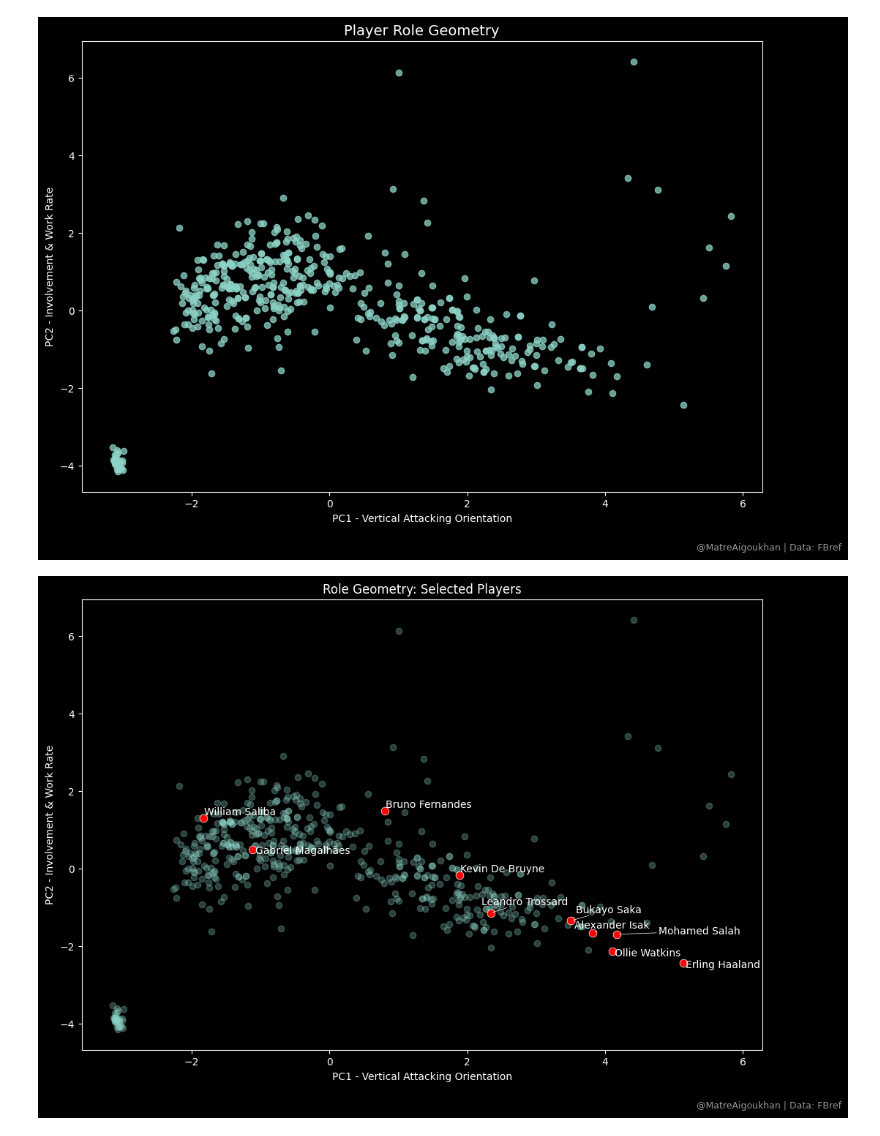
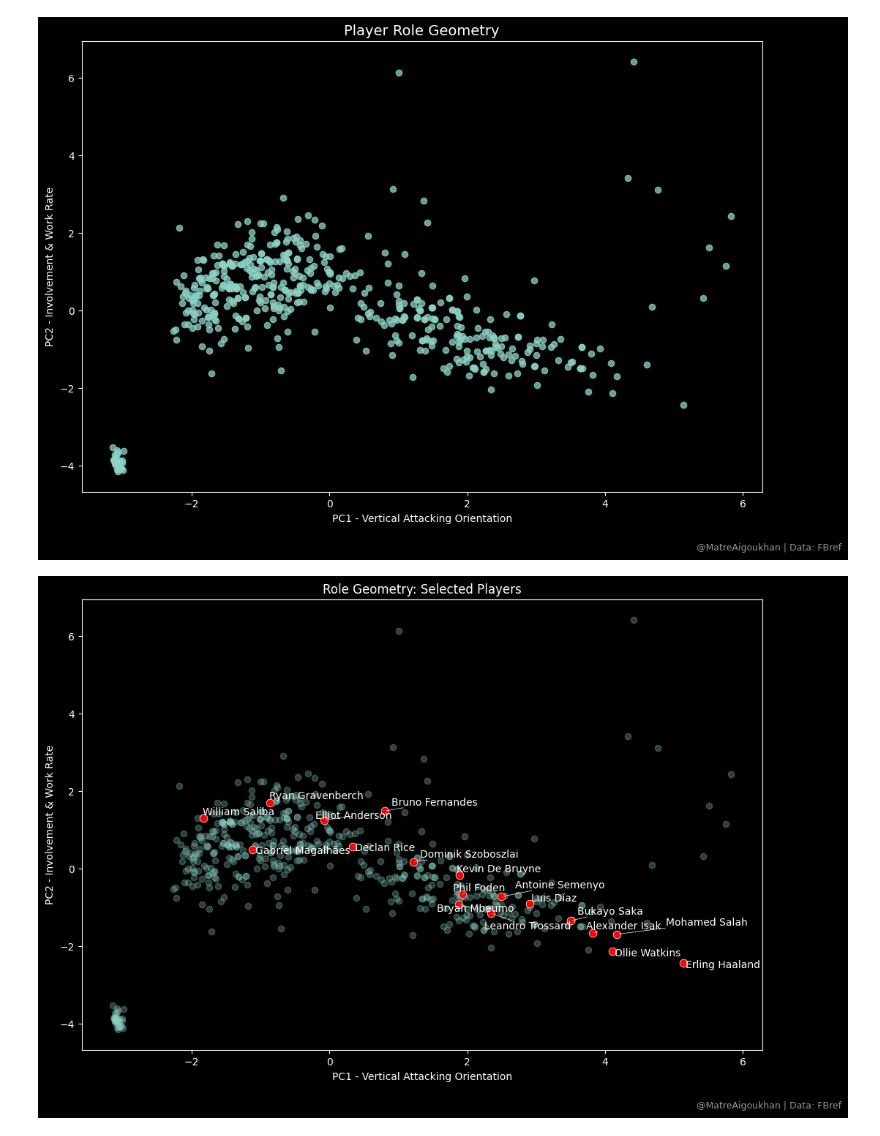
Before and after one commit to Matre5/player-role-profiler, a Jupyter notebook: notebooks/01_player_role_geometry.ipynb, the cells around one changed output. Saved outputs shown, nothing was run; the diff lists cells and outputs as text; code cells hidden in the pictures.

```diff
--- a/notebooks/01_player_role_geometry.ipynb
+++ b/notebooks/01_player_role_geometry.ipynb
@@ -361,9 +361,9 @@ plt.show()
 [figure]
 # %%
 highlight = [
-    "Erling Haaland", "Kevin De Bruyne", "Bukayo Saka", "Leandro Trossard",
-    "William Saliba", "Ollie Watkins","Alexander Isak",
-    "Mohamed Salah", "Gabriel Magalhães", "Bruno Fernandes"
+    "Erling Haaland", "Kevin De Bruyne", "Bukayo Saka", "Leandro Trossard", "Bryan Mbeumo", "Ryan Gravenberch",
+    "William Saliba", "Ollie Watkins","Alexander Isak", "Luis Díaz", "Kevin De Bruyne", "Phil Foden", "Dominik Szoboszlai",
+    "Mohamed Salah", "Gabriel Magalhães", "Bruno Fernandes","Antoine Semenyo", "Declan Rice", "Elliot Anderson"
 ]
 
 subset = pca_df[pca_df["player"].isin(highlight)]
@@ -382,31 +382,31 @@ ax.scatter(
     c="red", s=60, edgecolors="white", linewidths=0.5
 )
 
 texts = []
 for _, row in subset.iterrows():
     texts.append(
         ax.text(row["PC1"], row["PC2"], row["player"], fontsize=10)
     )
 
 adjust_text(
     texts,
     only_move={'points':'y', 'texts':'y'},  # move vertically only to reduce collisions
     arrowprops=dict(arrowstyle="-", color='white', lw=0.5)  # optional arrows pointing to points
 )
 
 ax.set_xlabel("PC1 - Vertical Attacking Orientation")
 ax.set_ylabel("PC2 - Involvement & Work Rate")
 ax.set_title("Role Geometry: Selected Players")
 
 fig.text(
     0.99, 0.01,
     "@MatreAigoukhan | Data: FBref",
     ha="right",
     fontsize=9,
     alpha=0.6
 )
 
 plt.savefig("../visuals/role_geometry_selected_players.png", dpi=300, bbox_inches="tight")
 plt.show()
 # %% [output]
-[figure, old version]
+[figure, new version]
```
Also changed, not shown: parts of 6 cells of this notebook, 1 other file.
